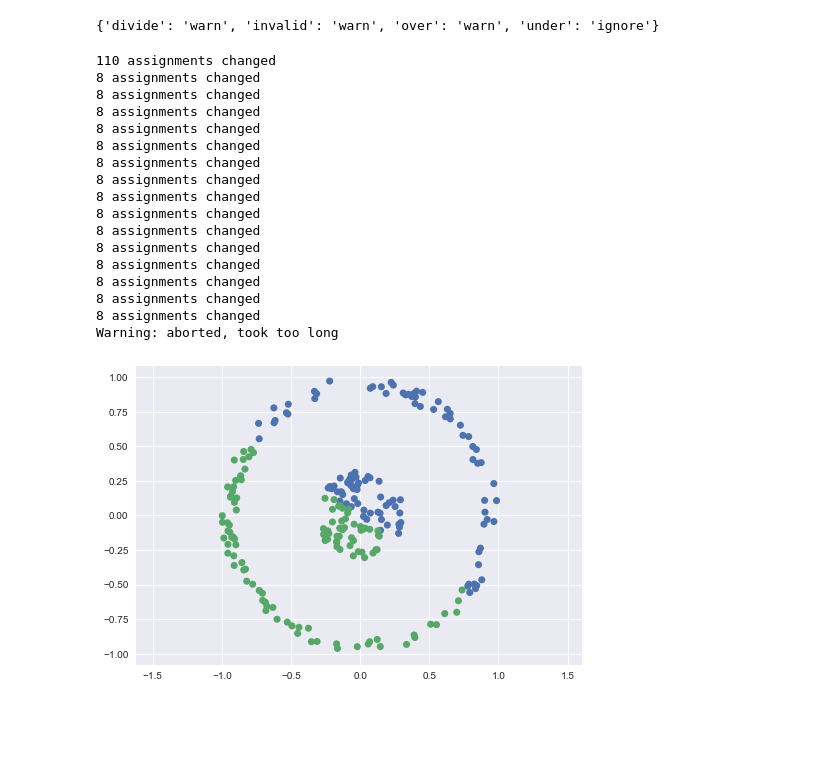
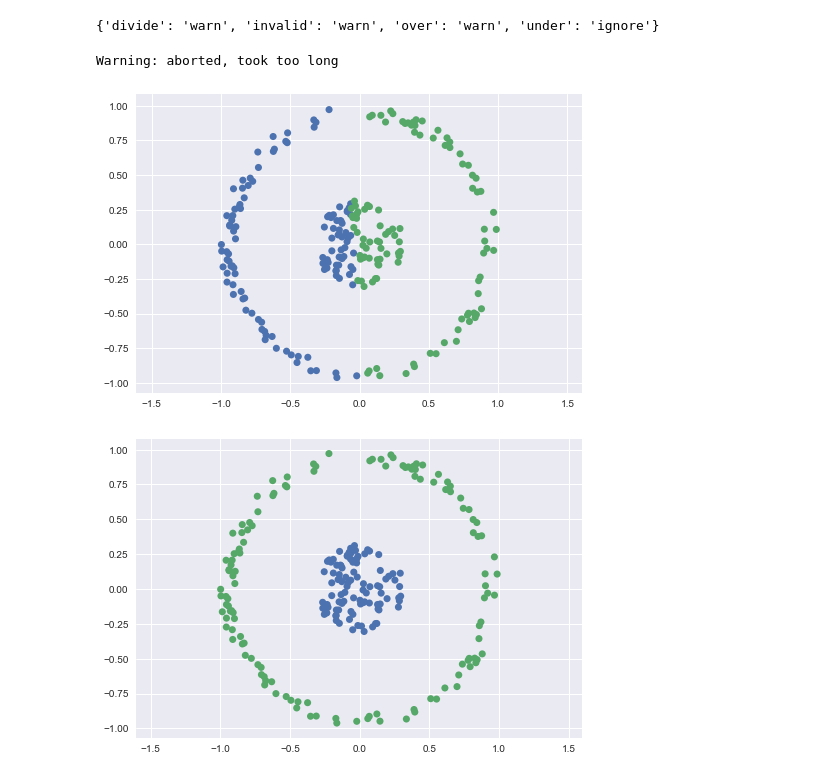
Before and after one commit to kjaquier/TDA231_ML_Homeworks, a Jupyter notebook: HW5/hw5.ipynb, the cells around one changed output. Saved outputs shown, nothing was run; the diff lists cells and outputs as text; code cells hidden in the pictures; blank space fills up the shorter version.

```diff
--- a/HW5/hw5.ipynb
+++ b/HW5/hw5.ipynb
@@ -129,10 +129,15 @@ def linear_kernel():
 
 def rbf_kernel(beta):
 
-    linear = linear_kernel()
+    def kernel(X):
+        N = X.shape[0]
+        K = np.zeros((N,N))
 
-    def kernel(X):
-        return np.exp(-beta * linear(X))
+        for (i, j), _ in np.ndenumerate(K):
+            diff = X[i,:] - X[j,:]
+            K[i, j] = np.dot(diff, diff)
+
+        return np.exp(-beta * K)
 
     return kernel
 
@@ -145,12 +150,12 @@ def kernel_kmeans(X, n_clusters, kernel=linear_kernel(), max_iterations=15):
 
     i_iteration = 0
 
+    K = kernel(X)
+
     while cluster_diff.sum() > 0:
         Z = np.array([cluster == i for i in range(n_clusters)]).astype(int)  # (n_clusters, n_samples)
         N = np.sum(Z, axis=1)
-        K = kernel(X)
 
-        N = np.sum(Z, axis=1)
         # We only use N for division where the numerator will be 0 if N[k] == 0
         # So we can just replace 0s with 1s to avoid division by 0
         N[N == 0] = 1
@@ -162,7 +167,7 @@ def kernel_kmeans(X, n_clusters, kernel=linear_kernel(), max_iterations=15):
             d2 = np.sum(D2) / N2[k] if N2[k] else 0
 
             for n in range(n_samples):
-                D1 = np.array([K[n,k]*Z[k,m] for m in range(n_samples)])
+                D1 = np.array([K[n,m]*Z[k,m] for m in range(n_samples)])
                 d1 = 2 * np.sum(D1) / N[k] if N[k] else 0
                 dist[n,k] = K[n,n] - d1 + d2
 
@@ -170,7 +175,7 @@ def kernel_kmeans(X, n_clusters, kernel=linear_kernel(), max_iterations=15):
         cluster_prev = cluster
         cluster = np.argmin(dist, axis=1)
         cluster_diff = cluster != cluster_prev
-        print(np.sum(cluster_diff), "assignments changed")
+        #print(np.sum(cluster_diff), "assignments changed")
 
         i_iteration += 1
         if i_iteration > max_iterations:
@@ -181,46 +186,21 @@ def kernel_kmeans(X, n_clusters, kernel=linear_kernel(), max_iterations=15):
 # %%
 
 mat = scipy.io.loadmat('hw5_p1b.mat') # TODO : use right dataset
 X = mat['X']
 
-X2, y = make_classification(
-            n_samples=10,
-            n_features=2,
-            n_redundant=0,
-            n_repeated=0,
-            n_classes=2,
-            flip_y=0.1,
-            #class_sep=0.001,
-            n_clusters_per_class=1)
-            #weights=[w])
+k = 2
 
-##
+for kernel in [linear_kernel(), rbf_kernel(10)]:
 
-k = 2
-cluster = kernel_kmeans(X, k, kernel=rbf_kernel(2))
+    cluster = kernel_kmeans(X, k, kernel=kernel)
 
-for c in range(k):
-    z = cluster == c
-    plt.scatter(X[z,0], X[z,1], marker='o', edgecolors='none', s=50, alpha=1.0)
+    for c in range(k):
+        z = cluster == c
+        plt.scatter(X[z,0], X[z,1], marker='o', edgecolors='none', s=50, alpha=1.0)
 
-plt.axis('equal')
-plt.show()
+    plt.axis('equal')
+    plt.show()
 # %% [output]
-110 assignments changed
-8 assignments changed
-8 assignments changed
-8 assignments changed
-8 assignments changed
-8 assignments changed
-8 assignments changed
-8 assignments changed
-8 assignments changed
-8 assignments changed
-8 assignments changed
-8 assignments changed
-8 assignments changed
-8 assignments changed
-8 assignments changed
-8 assignments changed
 Warning: aborted, took too long
-[figure, old version]
+[figure, new version]
+[figure, added]
```
